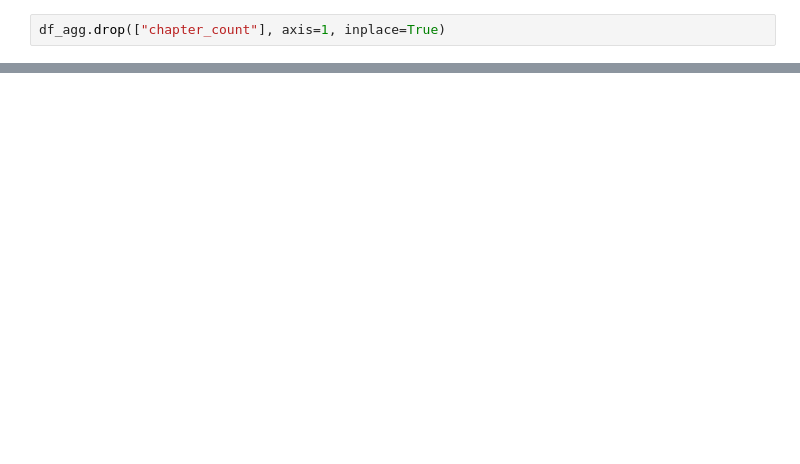
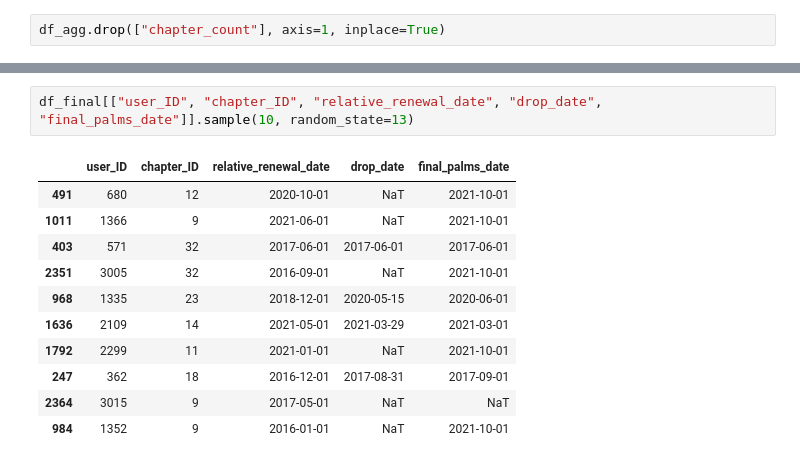
Before and after one commit to da-veed/BachelorThesis, a Jupyter notebook: data_cleaning.ipynb, the cells around one changed output, grey strips where cells are left out. Drawn from its saved outputs; the diff is of its cells as text; blank space fills up the shorter version.

```diff
--- a/data_cleaning.ipynb
+++ b/data_cleaning.ipynb
@@ -807,0 +909,14 @@ df_agg.drop(["chapter_count"], axis=1, inplace=True)
+# %%
+df_final[["user_ID", "chapter_ID", "relative_renewal_date", "drop_date", "final_palms_date"]].sample(10, random_state=13)
+# %% [output]
+|  | user_ID | chapter_ID | relative_renewal_date | drop_date | final_palms_date |
+| 491 | 680 | 12 | 2020-10-01 | NaT | 2021-10-01 |
+| 1011 | 1366 | 9 | 2021-06-01 | NaT | 2021-10-01 |
+| 403 | 571 | 32 | 2017-06-01 | 2017-06-01 | 2017-06-01 |
+| 2351 | 3005 | 32 | 2016-09-01 | NaT | 2021-10-01 |
+| 968 | 1335 | 23 | 2018-12-01 | 2020-05-15 | 2020-06-01 |
+| 1636 | 2109 | 14 | 2021-05-01 | 2021-03-29 | 2021-03-01 |
+| 1792 | 2299 | 11 | 2021-01-01 | NaT | 2021-10-01 |
+| 247 | 362 | 18 | 2016-12-01 | 2017-08-31 | 2017-09-01 |
+| 2364 | 3015 | 9 | 2017-05-01 | NaT | NaT |
+| 984 | 1352 | 9 | 2016-01-01 | NaT | 2021-10-01 |
```
Also changed, not shown: parts of 44 cells of this notebook, 2 other files.
